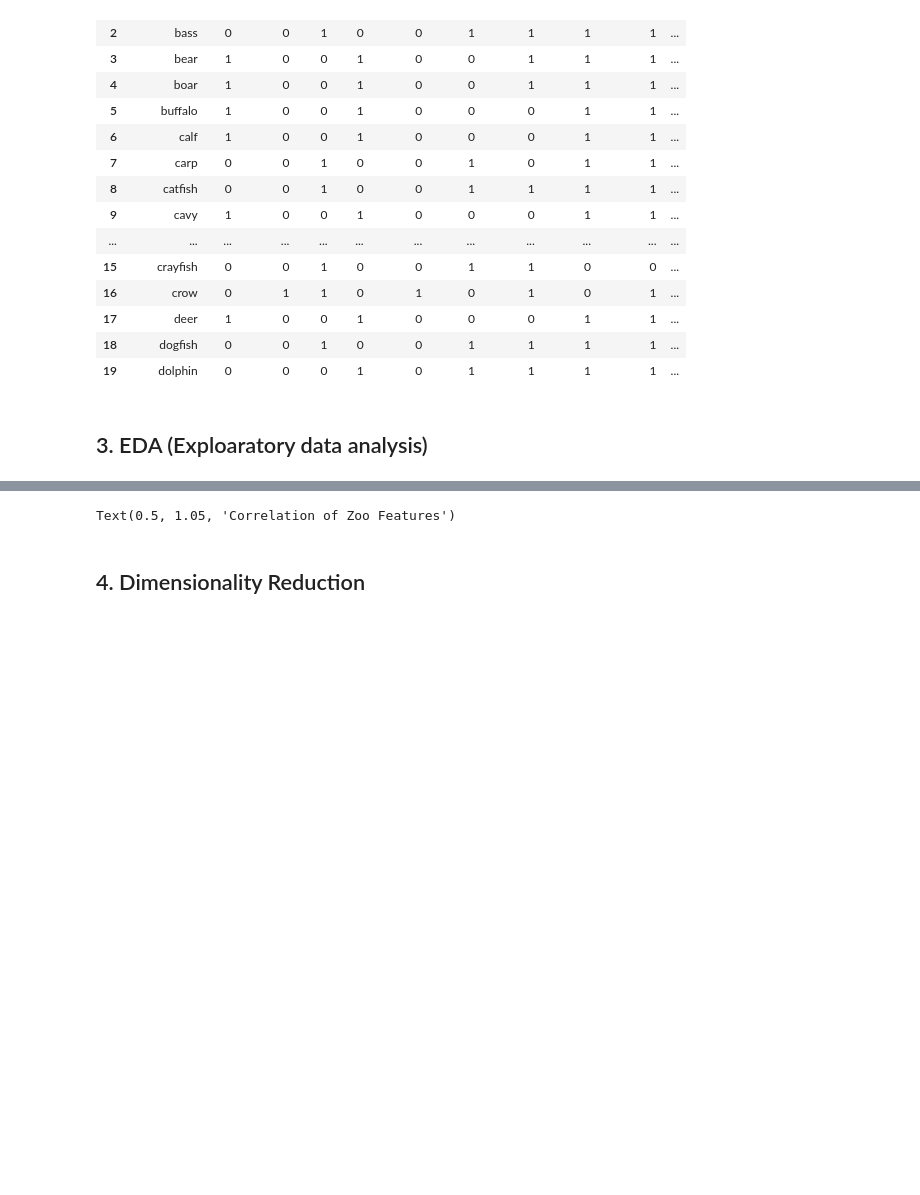
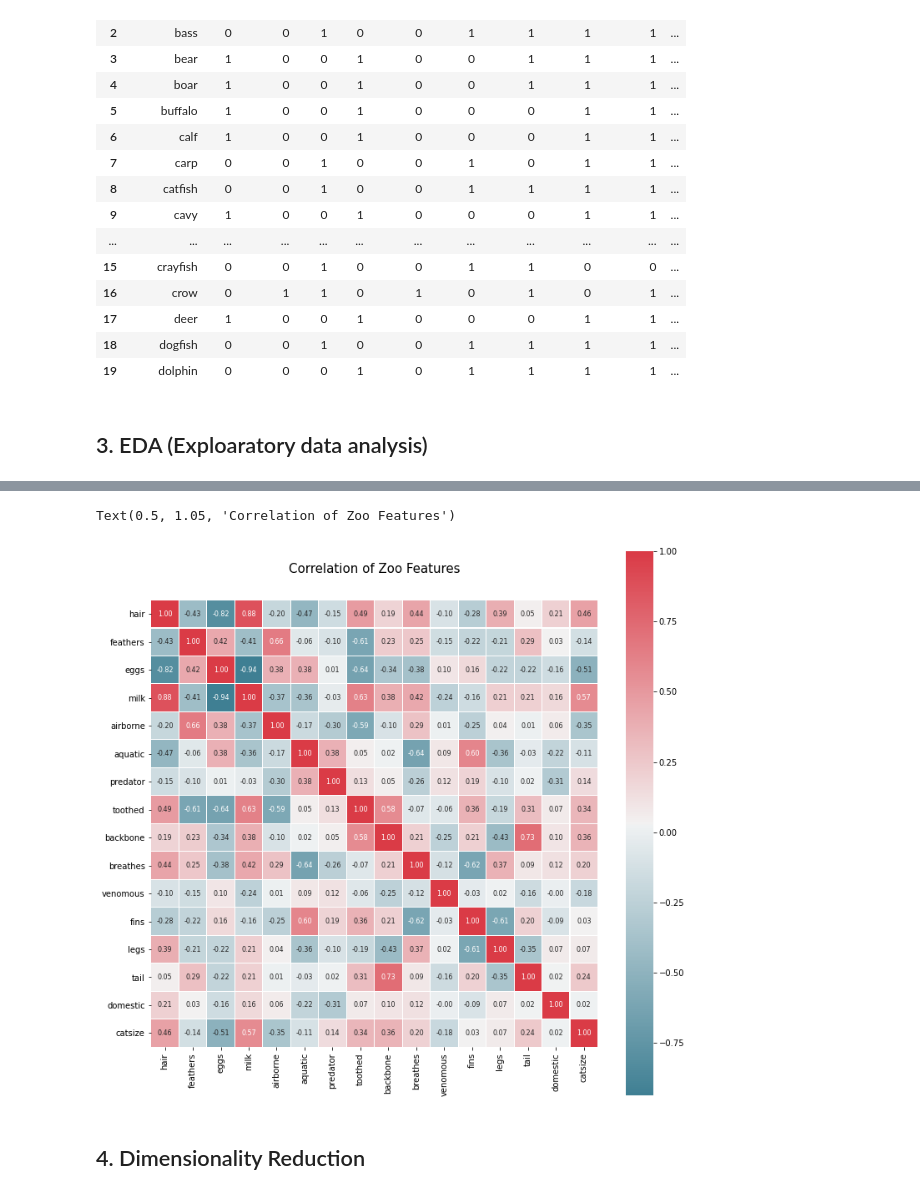
Before and after one commit to mark-antal-csizmadia/pca-mds-isomap, a Jupyter notebook: Assignment 1 Problem 7.ipynb, the cells around one changed output, grey strips where cells are left out. Saved outputs shown, nothing was run; the diff lists cells and outputs as text; code cells hidden in the pictures; blank space fills up the shorter version.

```diff
--- a/Assignment 1 Problem 7.ipynb
+++ b/Assignment 1 Problem 7.ipynb
@@ -118,7 +119,7 @@ sns.countplot(df['type'],label="Count")
 # Show correlations. E.g.: hair - milk is high = mammals have hair and milk
 corr = df.iloc[:,1:-1].corr()
 colormap = sns.diverging_palette(220, 10, as_cmap = True)
-plt.figure(figsize=(10,10))
+plt.figure(figsize=(12,12))
 sns.heatmap(corr, cbar = True,  square = True, annot=True, fmt= '.2f',annot_kws={'size': 8},
             cmap = colormap, linewidths=0.1, linecolor='white')
 plt.title('Correlation of Zoo Features', y=1.05, size=15)
@@ -128,4 +127,5 @@ plt.title('Correlation of Zoo Features', y=1.05, size=15)
 Text(0.5, 1.05, 'Correlation of Zoo Features')
+[figure, added]
 # %% [markdown]
 ## 4. Dimensionality Reduction
 # %% [markdown]
```
Also changed, not shown: parts of 13 cells of this notebook, 1 other file.
